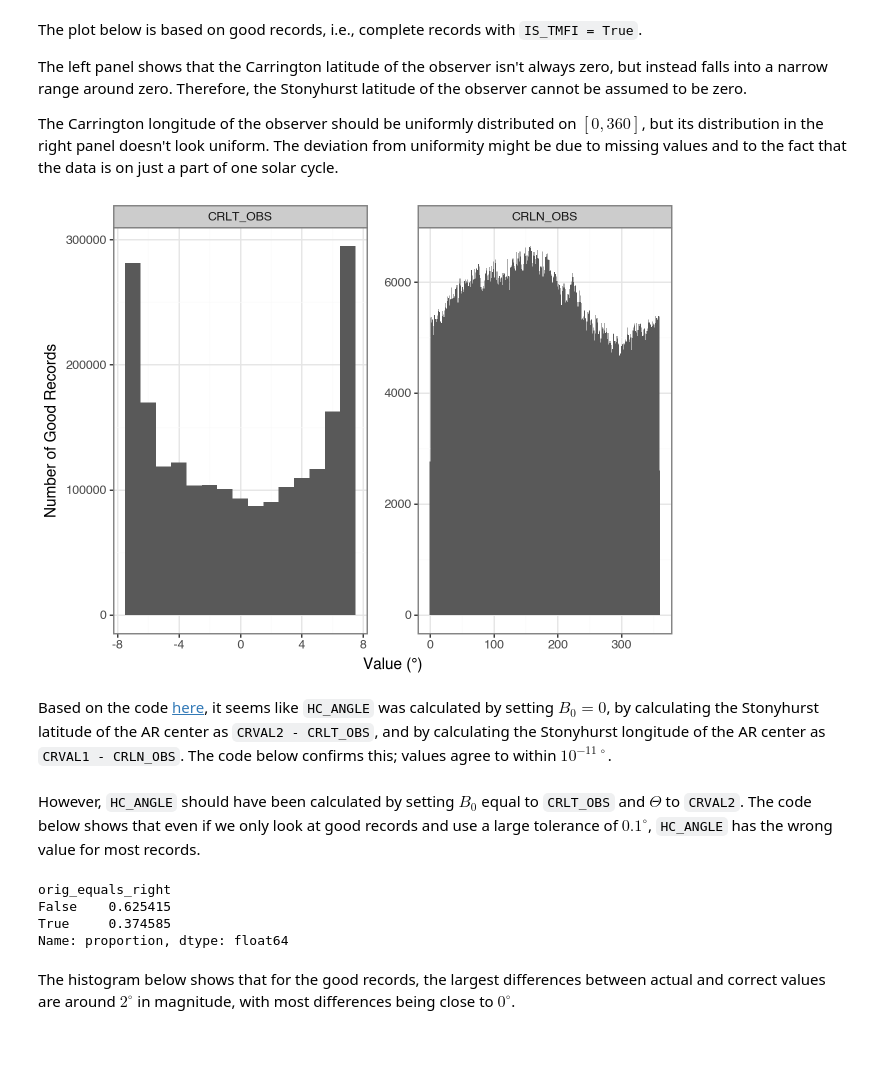
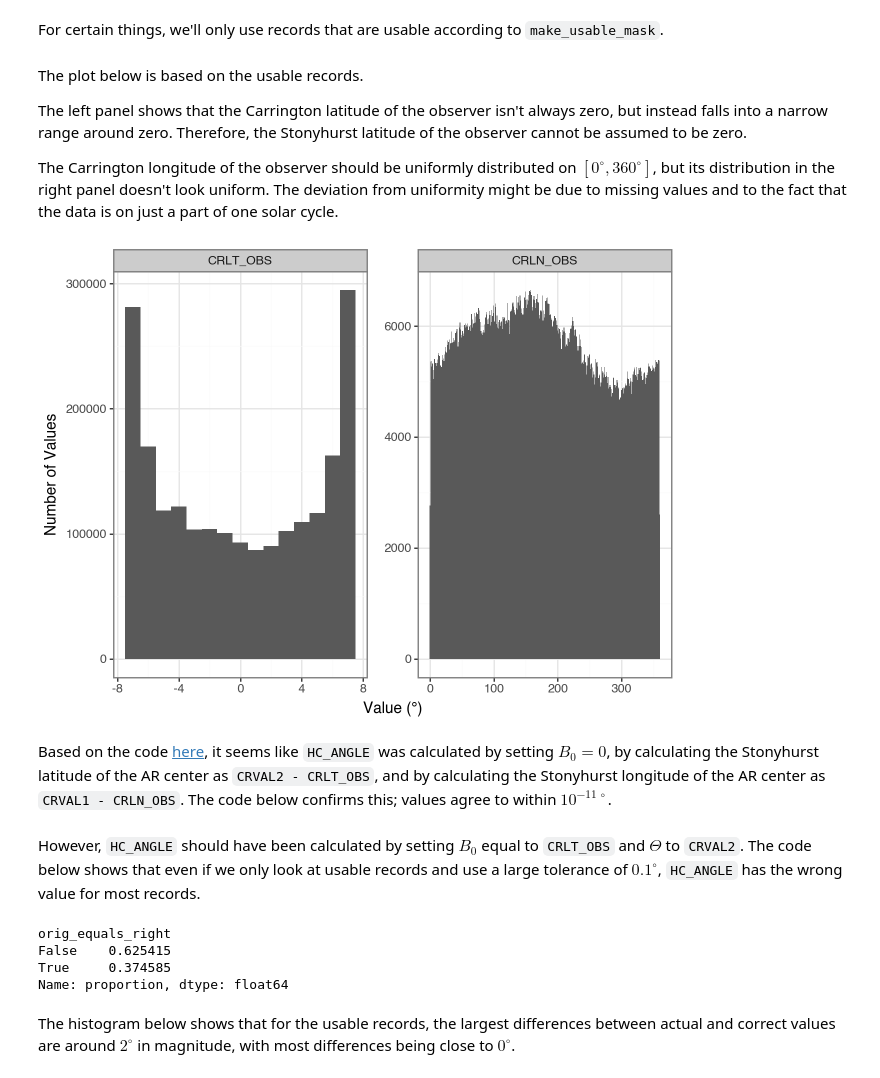
Before and after one commit to victorverma/Projection-Effects, a Jupyter notebook: data/processed/heliocentric_angles.ipynb, the cells around one changed output. Drawn from its saved outputs; the diff is of its cells as text; code cells hidden in the pictures; blank space fills up the shorter version.

Commit message:
Fix/shorten HC angles notebook

```diff
--- a/data/processed/heliocentric_angles.ipynb
+++ b/data/processed/heliocentric_angles.ipynb
@@ -5,2 +7,4 @@ from plotnine import *
+# %%
+DATA_DIR = Path("..") / "data" / "processed" / "swan_sf"
 # %% [markdown]
 The correction factor polynomials computed in [Goodwin et al.](https://dx.doi.org/10.3847/1538-4357/adb4f6)
@@ -99,5 +153,5 @@ the Stonyhurst longitude of the AR's geometric center can be computed as
 # %%
-all_ars_df = pd.read_parquet("all_ars_df.parquet")
+all_ars_df = pd.read_parquet(DATA_DIR / "all_ars_df.parquet")
 all_ars_df.head()
 # %% [output]
 |  | partition | ar_num | Timestamp | TOTUSJH | TOTBSQ | TOTPOT | TOTUSJZ | ABSNJZH | SAVNCPP | USFLUX | ... | ... |
@@ -116,3 +163,0 @@ below shows that many records with `IS_TMFI = True` have missing values.
-# %%
-all_ars_df["is_complete"] = all_ars_df.notna().all(axis=1)
-all_ars_df[["IS_TMFI", "is_complete"]].value_counts()
@@ -138,34 +164,37 @@ all_ars_df.query("IS_TMFI & ~is_complete").head()
+# %% [markdown]
+For certain things, we'll only use records that are usable according to
+`make_usable_mask`.
+# %%
+usable_mask = make_usable_mask(all_ars_df)
 # %% [markdown]
-The plot below is based on good records, i.e., complete records with
-`IS_TMFI = True`.
+The plot below is based on the usable records.
 
 The left panel shows that the Carrington latitude of the observer isn't always
 zero, but instead falls into a narrow range around zero. Therefore, the
 Stonyhurst latitude of the observer cannot be assumed to be zero.
 
 The Carrington longitude of the observer should be uniformly distributed on
-$[0, 360]$, but its distribution in the right panel doesn't look uniform. The
-deviation from uniformity might be due to missing values and to the fact that
-the data is on just a part of one solar cycle.
+$[0^{\circ}, 360^{\circ}]$, but its distribution in the right panel doesn't look
+uniform. The deviation from uniformity might be due to missing values and to the
+fact that the data is on just a part of one solar cycle.
 # %%
 plot_data = (
     all_ars_df
-    .query("IS_TMFI & is_complete")
-    [["CRLT_OBS", "CRLN_OBS"]]
+    .loc[usable_mask, ["CRLT_OBS", "CRLN_OBS"]]
     .melt(var_name="coord", value_name="val")
 )
 plot_data["coord"] = pd.Categorical(
     plot_data["coord"], ["CRLT_OBS", "CRLN_OBS"]
 )
 (
     ggplot(plot_data, aes(x="val")) +
     facet_wrap("coord", scales="free") +
     geom_histogram(binwidth=1) +
-    labs(x="Value (°)", y="Number of Good Records") +
+    labs(x="Value (°)", y="Number of Values") +
     theme_bw()
 )
 # %% [output]
-[figure, old version]
+[figure, new version]
 # %% [markdown]
 Based on the code [here](https://bitbucket.org/gsudmlab/armvtsprep/src/main/mvts/add_TMFI_column.py),
 it seems like `HC_ANGLE` was calculated by setting $B_0 = 0$, by calculating the
@@ -190,6 +219,6 @@ assert all_ars_df["orig_equals_dup"].all()
 # %% [markdown]
 However, `HC_ANGLE` should have been calculated by setting $B_0$ equal to
 `CRLT_OBS` and $\Theta$ to `CRVAL2`. The code below shows that even if we only
-look at good records and use a large tolerance of $0.1^{\circ}$, `HC_ANGLE` has
-the wrong value for most records.
+look at usable records and use a large tolerance of $0.1^{\circ}$, `HC_ANGLE`
+has the wrong value for most records.
 # %%
@@ -220,7 +248,7 @@ False    0.625415
 True     0.374585
 Name: proportion, dtype: float64
 # %% [markdown]
-The histogram below shows that for the good records, the largest differences
+The histogram below shows that for the usable records, the largest differences
 between actual and correct values are around $2^{\circ}$ in magnitude, with most
 differences being close to $0^{\circ}$.
 # %%
```
Also changed, not shown: parts of 16 cells of this notebook.
